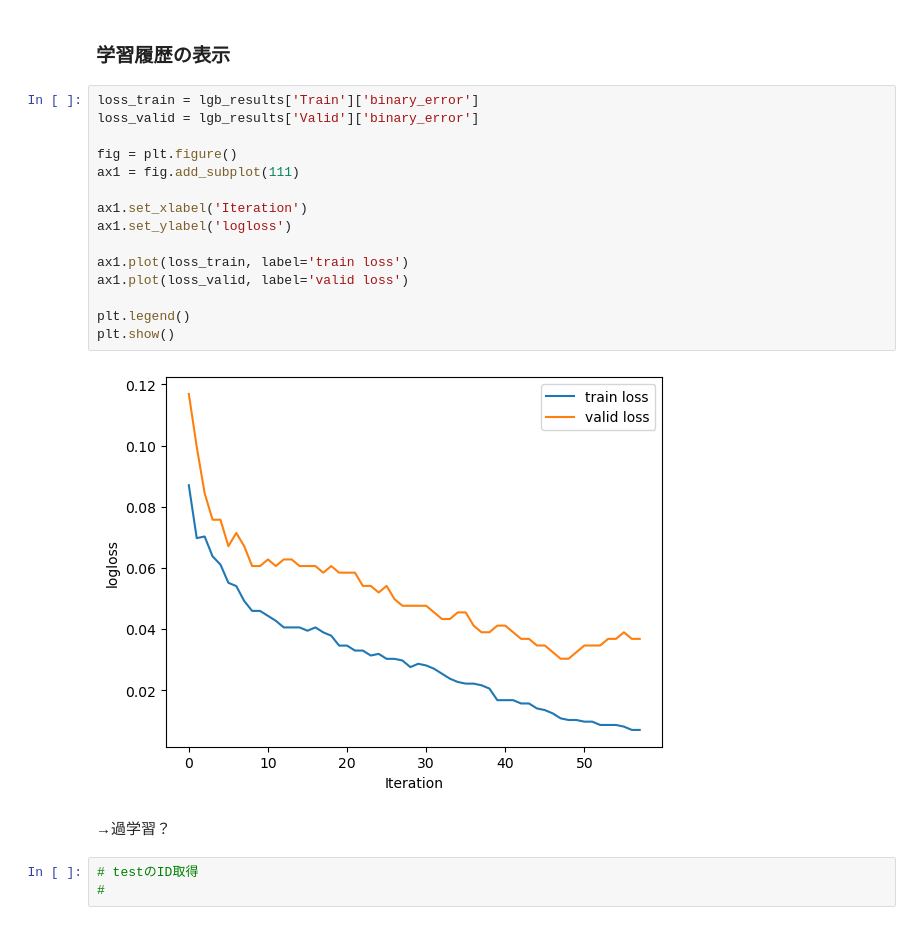
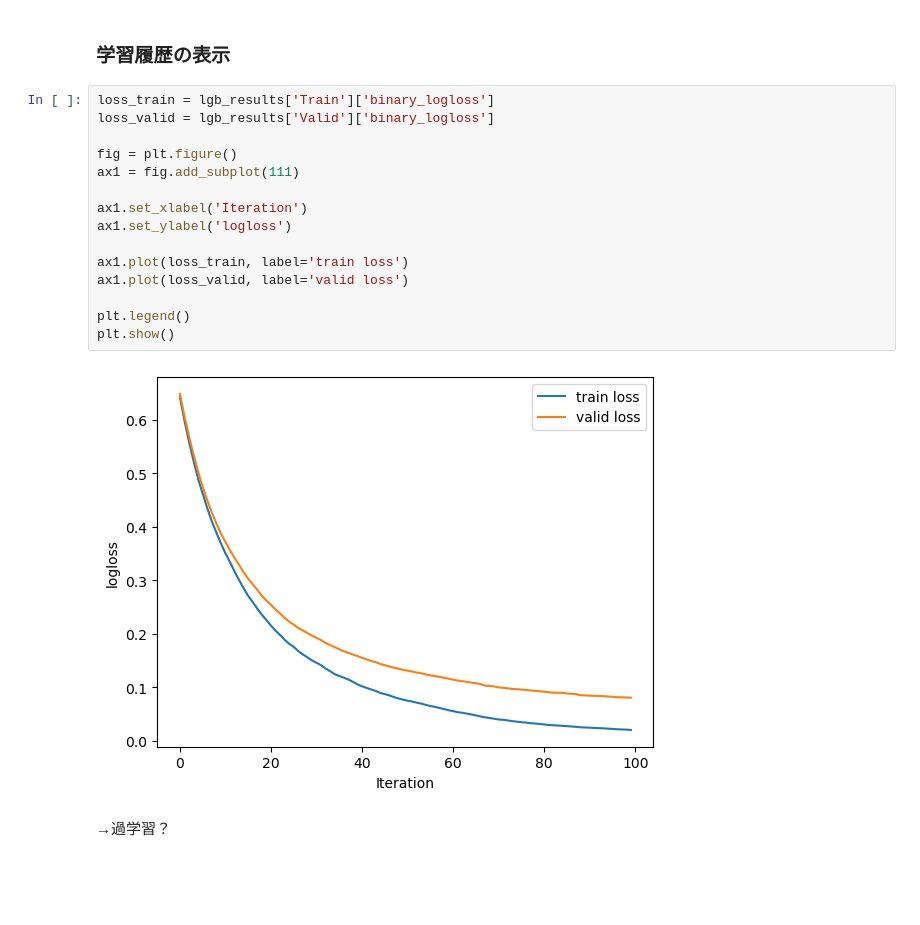
Before and after one commit to sakiiwaki/ozon, a Jupyter notebook: notebooks/ozon_3_lightGBM1.ipynb, the cells around one changed output. Cells and saved outputs as stored; diff of their text form; blank space fills up the shorter version.

Commit message:
sumoteしたlightGBMのメトリクスをloglossにしたり評価をbinary_loglossにしたりしたけどテスト精度はよくなかった

```diff
--- a/notebooks/ozon_3_lightGBM1.ipynb
+++ b/notebooks/ozon_3_lightGBM1.ipynb
@@ -214,24 +227,21 @@ Valid_acc : [0.9654427645788337, 0.9546436285097192, 0.9588744588744589, 0.94805
 # %% [markdown]
 ### 学習履歴の表示
 # %%
-loss_train = lgb_results['Train']['binary_error']
-loss_valid = lgb_results['Valid']['binary_error']
+loss_train = lgb_results['Train']['binary_logloss']
+loss_valid = lgb_results['Valid']['binary_logloss']
 
 fig = plt.figure()
 ax1 = fig.add_subplot(111)
 
 ax1.set_xlabel('Iteration')
 ax1.set_ylabel('logloss')
 
 ax1.plot(loss_train, label='train loss')
 ax1.plot(loss_valid, label='valid loss')
 
 plt.legend()
 plt.show()
 # %% [output]
-[figure, old version]
+[figure, new version]
 # %% [markdown]
 →過学習？
-# %%
-# testのID取得
-#
```
Also changed, not shown: parts of 4 cells of this notebook, 3 other files.
